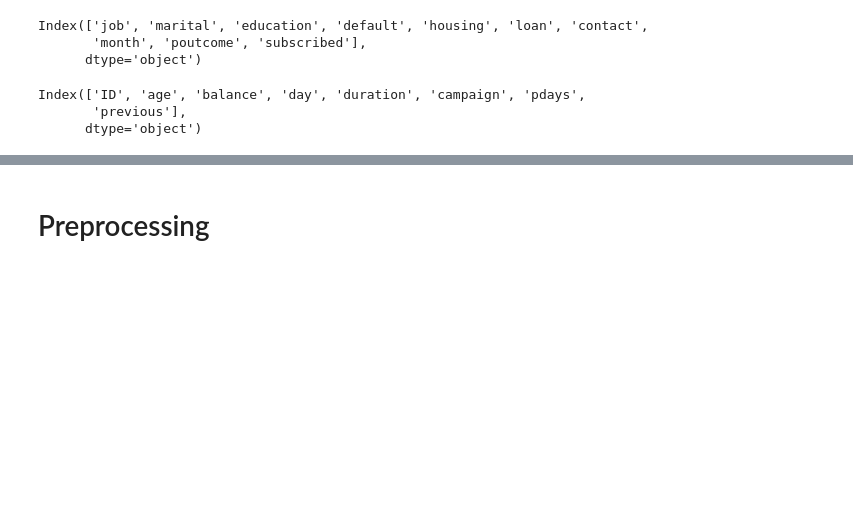
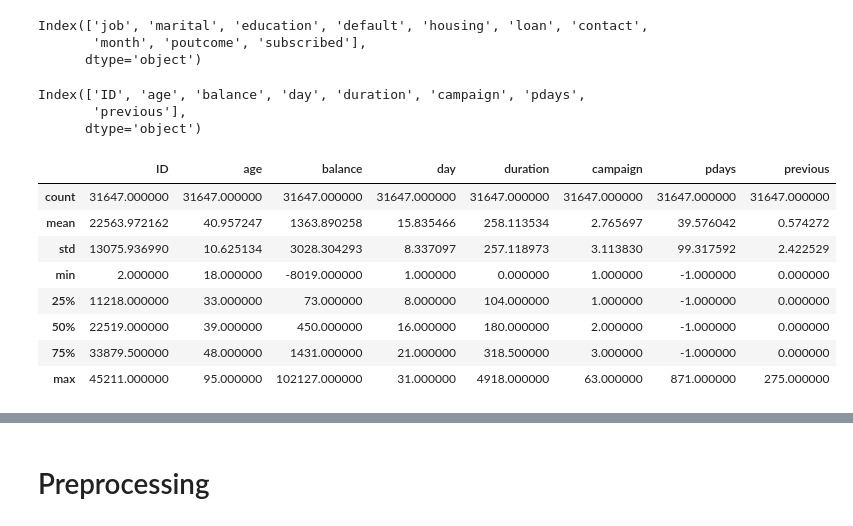
Before and after one commit to ckkhandare/DS_firstProject, a Jupyter notebook: DSProject.ipynb, the cells around one changed output, grey strips where cells are left out. Saved outputs shown, nothing was run; the diff lists cells and outputs as text; code cells hidden in the pictures; blank space fills up the shorter version.

```diff
--- a/DSProject.ipynb
+++ b/DSProject.ipynb
@@ -89,3 +111,15 @@ df.select_dtypes(exclude='O').columns
 Index(['ID', 'age', 'balance', 'day', 'duration', 'campaign', 'pdays',
        'previous'],
       dtype='object')
+# %%
+df.describe()
+# %% [output]
+|  | ID | age | balance | day | duration | campaign | pdays | previous |
+| count | 31647.000000 | 31647.000000 | 31647.000000 | 31647.000000 | 31647.000000 | 31647.000000 | 31647.000000 | 31647.000000 |
+| mean | 22563.972162 | 40.957247 | 1363.890258 | 15.835466 | 258.113534 | 2.765697 | 39.576042 | 0.574272 |
+| std | 13075.936990 | 10.625134 | 3028.304293 | 8.337097 | 257.118973 | 3.113830 | 99.317592 | 2.422529 |
+| min | 2.000000 | 18.000000 | -8019.000000 | 1.000000 | 0.000000 | 1.000000 | -1.000000 | 0.000000 |
+| 25% | 11218.000000 | 33.000000 | 73.000000 | 8.000000 | 104.000000 | 1.000000 | -1.000000 | 0.000000 |
+| 50% | 22519.000000 | 39.000000 | 450.000000 | 16.000000 | 180.000000 | 2.000000 | -1.000000 | 0.000000 |
+| 75% | 33879.500000 | 48.000000 | 1431.000000 | 21.000000 | 318.500000 | 3.000000 | -1.000000 | 0.000000 |
+| max | 45211.000000 | 95.000000 | 102127.000000 | 31.000000 | 4918.000000 | 63.000000 | 871.000000 | 275.000000 |
```
Also changed, not shown: parts of 59 cells of this notebook.
